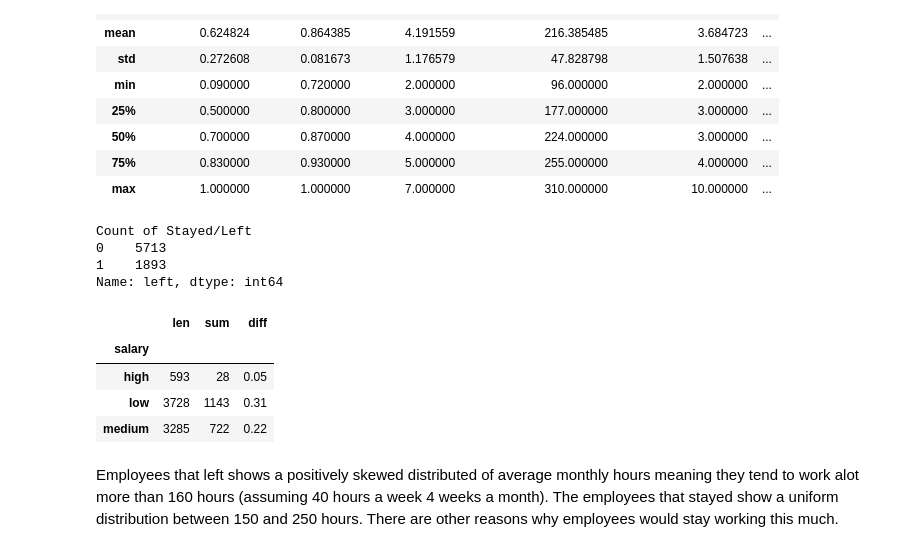
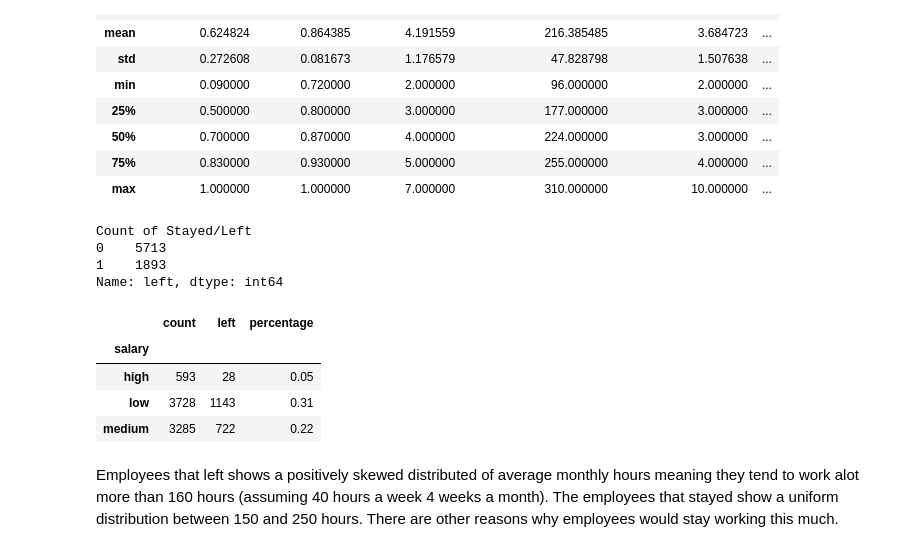
Before and after one commit to adalal80/GA-DSI, a Jupyter notebook: Kaggle_HRanalytics/Kaggle_HRanalytics.ipynb, the cells around one changed output. Saved outputs shown, nothing was run; the diff lists cells and outputs as text; code cells hidden in the pictures.

```diff
--- a/Kaggle_HRanalytics/Kaggle_HRanalytics.ipynb
+++ b/Kaggle_HRanalytics/Kaggle_HRanalytics.ipynb
@@ -278,18 +281,19 @@ df[(df['last_evaluation']>eval_limit)].describe()
 # %%
 print 'Count of Stayed/Left'
 print df[(df['last_evaluation']>eval_limit)]['left'].value_counts()
 #need to analyze on why the employees who got a high evaluation left
 
 salary = df[(df['last_evaluation']>eval_limit)].groupby('salary')['left'].agg([len,sum])
-salary['diff'] = (salary['sum'] / salary['len']).round(2)
+salary['percentage'] = (salary['sum'] / salary['len']).round(2)
+salary.rename(columns={'len':'count','sum':'left'},inplace = True)
 salary
 #high percentage left bc of low/medium pay.
 # %% [output]
 Count of Stayed/Left
 0    5713
 1    1893
 Name: left, dtype: int64
-|  | len | sum | diff |
+|  | count | left | percentage |
 | salary |  |  |  |
 | high | 593 | 28 | 0.05 |
 | low | 3728 | 1143 | 0.31 |
```
Also changed, not shown: parts of 18 cells of this notebook.
